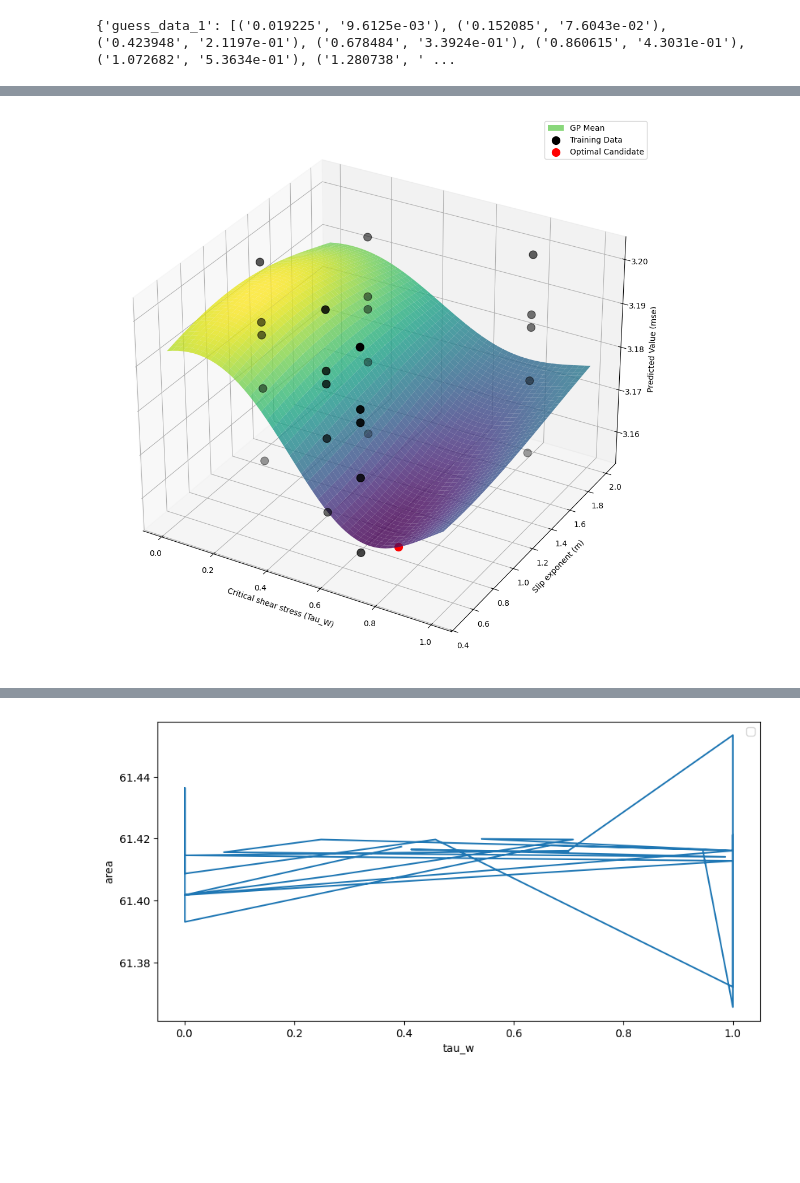
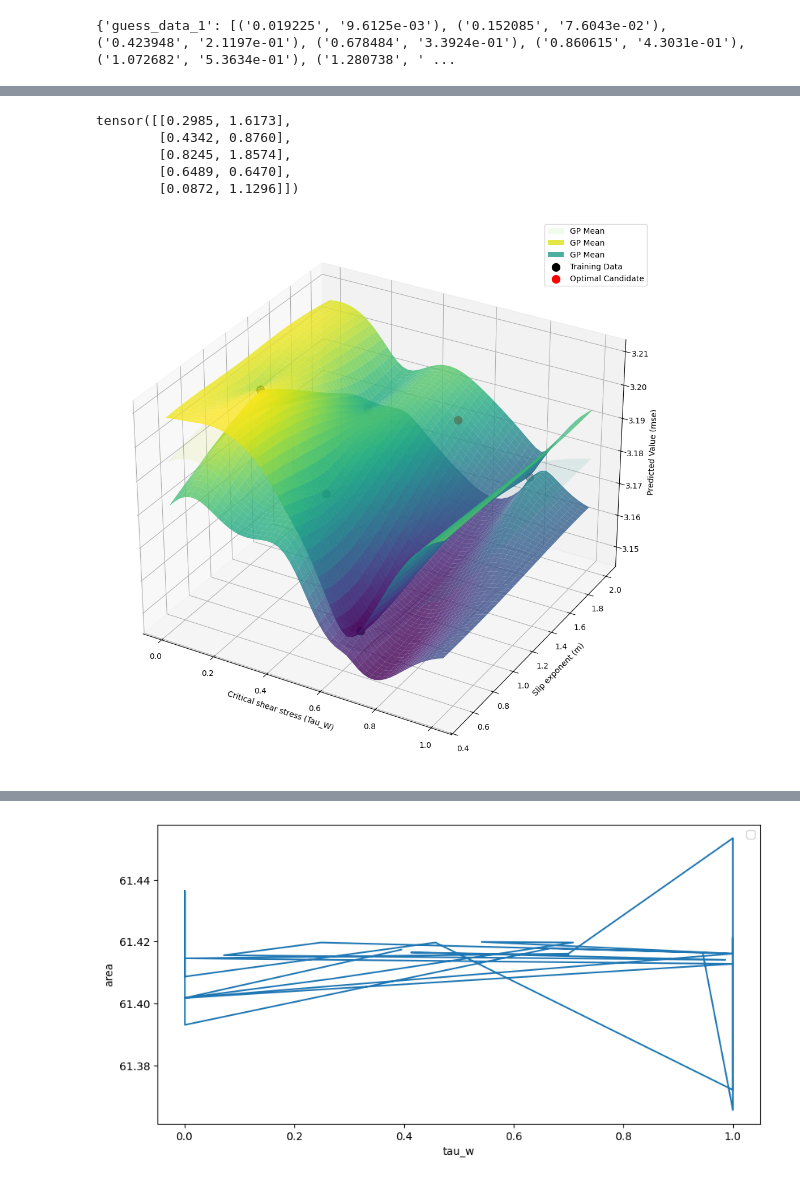
Before and after one commit to mariogov/moldflow_automation, a Jupyter notebook: Wall_Slip.ipynb, the cells around one changed output, grey strips where cells are left out. Drawn from its saved outputs; the diff is of its cells as text; code cells hidden in the pictures; blank space fills up the shorter version.

Commit message:
3D Plot with Plotly

```diff
--- a/Wall_Slip.ipynb
+++ b/Wall_Slip.ipynb
@@ -30,7 +35,7 @@ import pandas as pd
 #m_range = [0.5, 2]
 
 lower= [0.001, 0.5]
-upper = [1, 2]
+upper = [1.0, 2.0]
 
 sampler = qmc.LatinHypercube(d=2)
 sample = sampler.random(5)
@@ -45,7 +50,7 @@ LHS_data = pd.DataFrame({
     'tau_w_values': tau_w_values,
     'm_values': m_values
 })
-LHS_data.to_csv('tau_w_and_m_values.csv', index=False)
+#LHS_data.to_csv('tau_w_and_m_values.csv', index=False)
 # %% [output]
 [figure]
 # %%
@@ -180,8 +185,8 @@ for i in range(5):
         guess_disp = guess_data_array[:, 1]
 
 
-        mse = calculate_area_between_curves(real_time, real_disp, guess_time, guess_disp)
-        area_data.append(mse)
+        mean_s_error = calculate_area_between_curves(real_time, real_disp, guess_time, guess_disp)
+        area_data.append(mean_s_error)
 print(guess_data_all)
 # %% [output]
 {'guess_data_1': [('0.019225', '9.6125e-03'), ('0.152085', '7.6043e-02'), ('0.423948', '2.1197e-01'), ('0.678484', '3.3924e-01'), ('0.860615', '4.3031e-01'), ('1.072682', '5.3634e-01'), ('1.280738', ' ...
@@ -196,11 +211,12 @@ tau_w_values = data['tau_w_values'].values
 m_values = data['m_values'].values
 area_data_optimization = []
 train_x = torch.tensor([[tau_w_values[0], m_values[0]], [tau_w_values[1], m_values[1]], [tau_w_values[2], m_values[2]], [tau_w_values[3], m_values[3]], [tau_w_values[4], m_values[4]]])
+print(train_x)
 train_y = torch.tensor([[area_data[0]], [area_data[1]], [area_data[2]], [area_data[3]], [area_data[4]]])
-train_yvar = torch.full_like(train_y, 1e-4)
+train_yvar = torch.full_like(train_y, 1e-8)
 bounds = torch.tensor([
-    [0.001, 0.5],
-    [1, 2]
+    [0.001, 1.0],
+    [0.5, 2.0]
 ], dtype=torch.float64
 )
 
@@ -208,10 +224,6 @@ outcome_transform = Standardize(m=1)
 input_transform = Normalize(d=2)
 
 # Optimization
-
-num_iteration = 100
-#tolerance = 1e-12
-previous_best_area = float('inf')
 model = SingleTaskGP(train_x, train_y,train_Yvar=train_yvar, outcome_transform=outcome_transform, input_transform=input_transform)
 mll = ExactMarginalLogLikelihood(model.likelihood, model)
 fit_gpytorch_mll(mll)
@@ -230,49 +242,65 @@ candidate, _ = optimize_acqf(
 cand = model(input_transform(candidate))
 cand_var = torch.diagonal(cand.covariance_matrix, 0)
 cand_mean, cand_std = outcome_transform.untransform(cand.mean, cand_var)
+# %% [output]
+tensor([[0.2985, 1.6173],
+        [0.4342, 0.8760],
+        [0.8245, 1.8574],
+        [0.6489, 0.6470],
+        [0.0872, 1.1296]])
 # %%
 with torch.no_grad():
     # Generate grid for plotting
     x_grid, y_grid = np.meshgrid(
-        np.linspace(bounds[0, 0].item(), bounds[1, 0].item(), 50),
-        np.linspace(bounds[0, 1].item(), bounds[1, 1].item(), 50),
+        np.linspace(bounds[0, 0].item(), bounds[0, 1].item(), 50),
+        np.linspace(bounds[1, 0].item(), bounds[1, 1].item(), 50),
     )
     val_X_grid_tensor = torch.tensor(
         np.column_stack((x_grid.ravel(), y_grid.ravel())),
         dtype=torch.float64,
     )
+    #plt.scatter(x_grid, y_grid)
+    #plt.show()
     val_X_grid_tensor = input_transform(val_X_grid_tensor)
 
     # GP predictions on the grid
     pred_Y = model(val_X_grid_tensor)
     pred_Yvar = torch.diagonal(pred_Y.covariance_matrix, 0)
     pred_mean, pred_var = outcome_transform.untransform(pred_Y.mean, pred_Yvar)
+    #pred_mean = pred_Y.mean
+    #pred_var = pred_Yvar
     pred_mean = pred_mean.detach().numpy().reshape(x_grid.shape)
     pred_std = torch.sqrt(pred_var).detach().numpy().reshape(x_grid.shape)
 
     # Create 3D Plot
     fig = plt.figure(figsize=(10, 10))
     ax = fig.add_subplot(111, projection="3d")
     ax.plot_surface(
-        x_grid, y_grid, pred_mean, cmap="viridis", alpha=0.8, label="GP Mean"
+        x_grid, y_grid, pred_mean, cmap="viridis", alpha=0.1, label="GP Mean"
+    )
+    ax.plot_surface(
+        x_grid, y_grid, pred_mean+pred_std, cmap="viridis", alpha=0.8, label="GP Mean"
+    )
+    ax.plot_surface(
+        x_grid, y_grid, pred_mean-pred_std, cmap="viridis", alpha=0.8, label="GP Mean"
     )
     ax.scatter(
-        train_x[:, 0].numpy(), train_x[:, 1].numpy(), train_y.numpy(),
+        train_x[:, 0].numpy(), train_x[:, 1].numpy(), train_y.flatten().numpy(),
         color="black", s=100, label="Training Data"
     )
     ax.scatter(
         candidate[0, 0],
         candidate[0, 1],
         cand_mean.item(),
         color="red",
         s=100,
         label="Optimal Candidate",
     )
     ax.set_xlabel("Critical shear stress (Tau_W)")
     ax.set_ylabel("Slip exponent (m)")
     ax.set_zlabel("Predicted Value (mse)")
     ax.legend()
     plt.tight_layout()
     plt.show()
 # %% [output]
-[figure, old version]
+[figure, new version]
```
Also changed, not shown: parts of 6 cells of this notebook, 1 other file.
